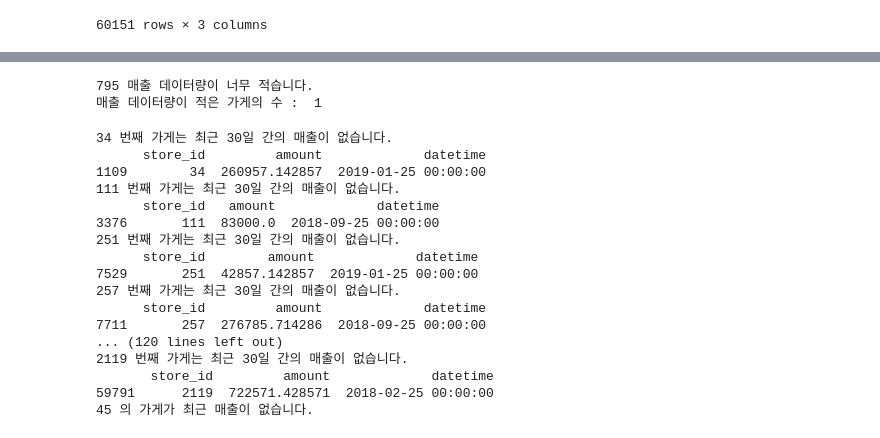
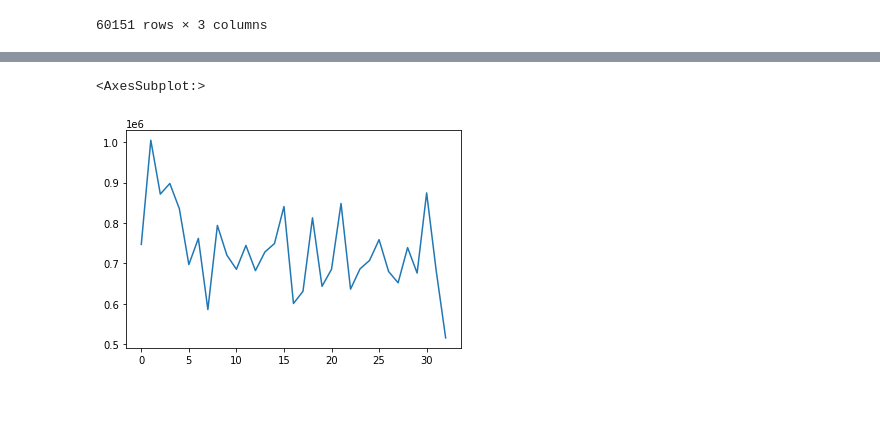
Before and after one commit to signature95/ubion_deeplearning, a Jupyter notebook: Code/JH_PreprocessingData.ipynb, the cells around one changed output, grey strips where cells are left out. Drawn from its saved outputs; the diff is of its cells as text; code cells hidden in the pictures; blank space fills up the shorter version.

```diff
--- a/Code/JH_PreprocessingData.ipynb
+++ b/Code/JH_PreprocessingData.ipynb
@@ -233,47 +483,5 @@ finalset
 # %%
-series  = finalset.loc[finalset['store_id'] == 0]
+finalset[finalset['store_id'] == 0]['amount'].plot()
+# %% [output]
+<AxesSubplot:>
+[figure, added]
-# %%
-# 매출 데이터량(12개 미만)이 적은 가게를 필터링하는 함수 / 제거 알고리즘 구현해야함
-n_store = 0
-for i in finalset['store_id'].unique()[30:]:
-    subset_5 = finalset[finalset['store_id'] == i]
-    if len(subset_5) < 12:
-        print(i,"매출 데이터량이 너무 적습니다.")
-        n_store += 1
-    else:
-        pass
-print("매출 데이터량이 적은 가게의 수 : ", n_store)
-# %% [output]
-795 매출 데이터량이 너무 적습니다.
-매출 데이터량이 적은 가게의 수 :  1
-# %%
-# 2019-02 월 데이터가 없는 가게를 필터링하는 함수 / 제거 알고리즘 구현해야함
-
-n_store = 0
-for i in finalset['store_id'].unique()[30:]:
-    subset_5 = finalset[finalset['store_id'] == i].tail(1)
-    if finalset['datetime'][32] != subset_5['datetime'].values:
-        print(i,"번째 가게는 최근 30일 간의 매출이 없습니다.")
-        print(subset_5)
-        n_store += 1
-    else:
-        pass
-print(n_store,"의 가게가 최근 매출이 없습니다.")
-# %% [output]
-34 번째 가게는 최근 30일 간의 매출이 없습니다.
-      store_id         amount             datetime
-1109        34  260957.142857  2019-01-25 00:00:00
-111 번째 가게는 최근 30일 간의 매출이 없습니다.
-      store_id   amount             datetime
-3376       111  83000.0  2018-09-25 00:00:00
-251 번째 가게는 최근 30일 간의 매출이 없습니다.
-      store_id        amount             datetime
-7529       251  42857.142857  2019-01-25 00:00:00
-257 번째 가게는 최근 30일 간의 매출이 없습니다.
-      store_id         amount             datetime
-7711       257  276785.714286  2018-09-25 00:00:00
-... (120 lines left out)
-2119 번째 가게는 최근 30일 간의 매출이 없습니다.
-       store_id         amount             datetime
-59791      2119  722571.428571  2018-02-25 00:00:00
-45 의 가게가 최근 매출이 없습니다.
```
Also changed, not shown: parts of 30 cells of this notebook, 1 other file.
